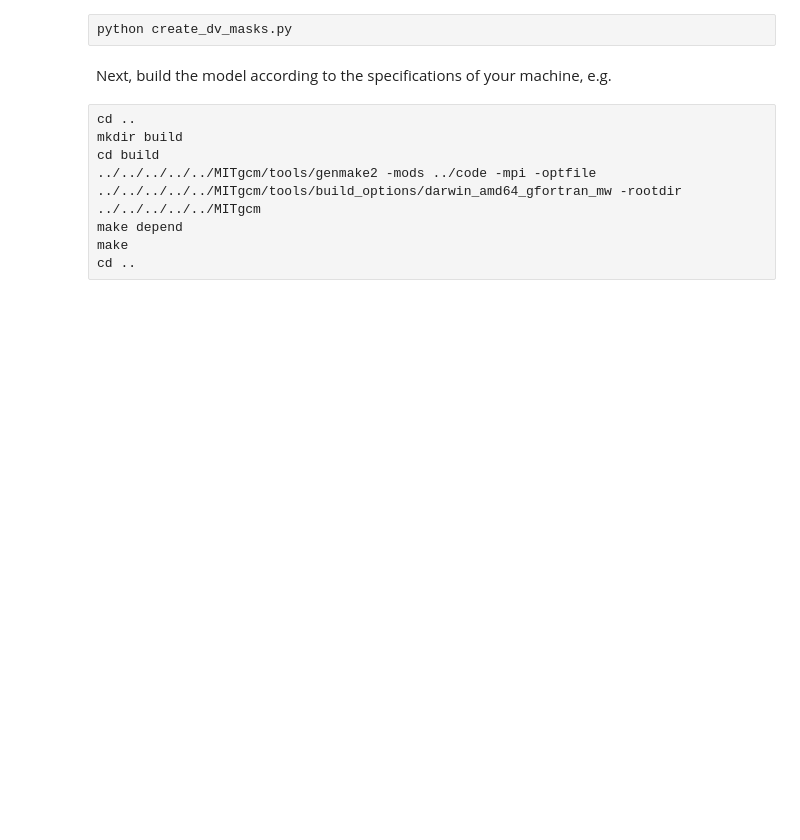
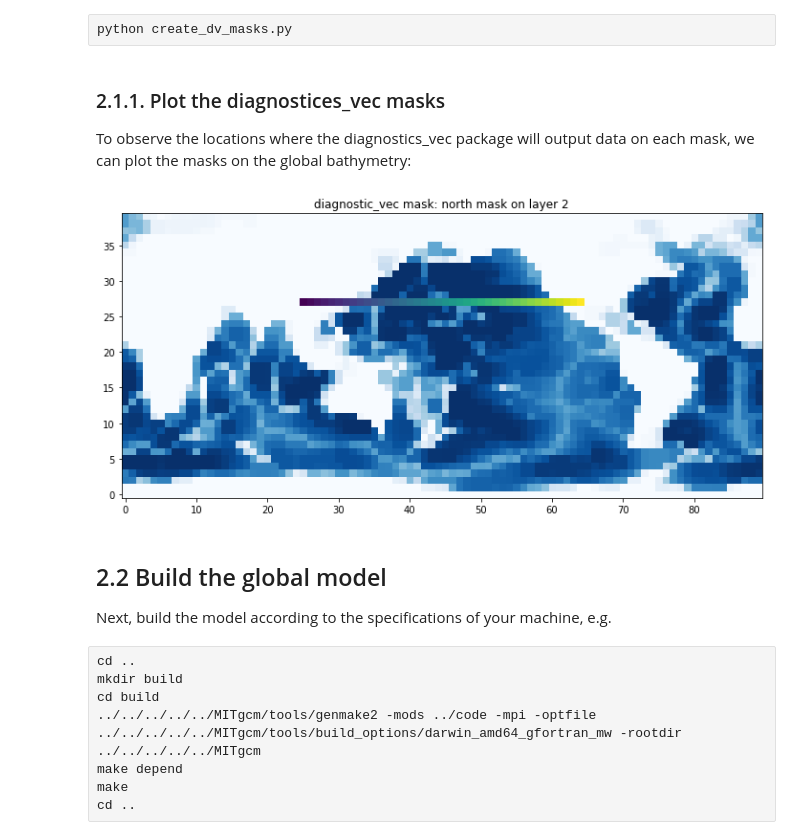
Before and after one commit to mhwood/prescribe_vec, a Jupyter notebook: example_configurations/global_with_exf/global_with_exf.ipynb, the cells around one changed output. Drawn from its saved outputs; the diff is of its cells as text; code cells hidden in the pictures; blank space fills up the shorter version.

```diff
--- a/example_configurations/global_with_exf/global_with_exf.ipynb
+++ b/example_configurations/global_with_exf/global_with_exf.ipynb
@@ -41,7 +63,40 @@ bash prepare_run
 Next, create the masks for the diagnostics vec package (this will output boundary conditions for the regional model).
 # %% [raw]
 python create_dv_masks.py
+# %% [markdown]
+### 2.1.1. Plot the diagnostices_vec masks
+To observe the locations where the diagnostics_vec package will output data on each mask, we can plot the masks on the global bathymetry:
+# %%
+import os
+import matplotlib.pyplot as plt
+import numpy as np
+
+example_dir = os.getcwd()
+mask_name = 'north' # choose north, south, east, or west
+layer = 2
+
+plt.figure(figsize=(12,6))
+
+bathy_path = os.path.join(example_dir,'global','input','bathymetry.bin')
+bathy_grid = np.fromfile(bathy_path,'>f4').reshape((40,90))
+plt.imshow(bathy_grid,origin='lower',cmap='Blues_r')
+
+if layer==0:
+    mask_path = os.path.join(example_dir,'global','input','dv', mask_name+'_mask.bin')
+else:
+    mask_path = os.path.join(example_dir,'global','input','dv', mask_name+'_mask_i'+str(layer)+'.bin')
+
+mask_grid = np.fromfile(mask_path,'>f4').reshape((40,90))
+mask_grid = np.ma.masked_where(mask_grid==0, mask_grid)
+plt.imshow(mask_grid, origin='lower')
+
+plt.title('diagnostic_vec mask: '+mask_name+' mask on layer '+str(layer))
+plt.show()
+# %% [output]
+[figure, added]
 # %% [markdown]
+## 2.2 Build the global model
+
 Next, build the model according to the specifications of your machine, e.g.
 # %% [raw]
 cd ..
```
Also changed, not shown: parts of 24 cells of this notebook.
